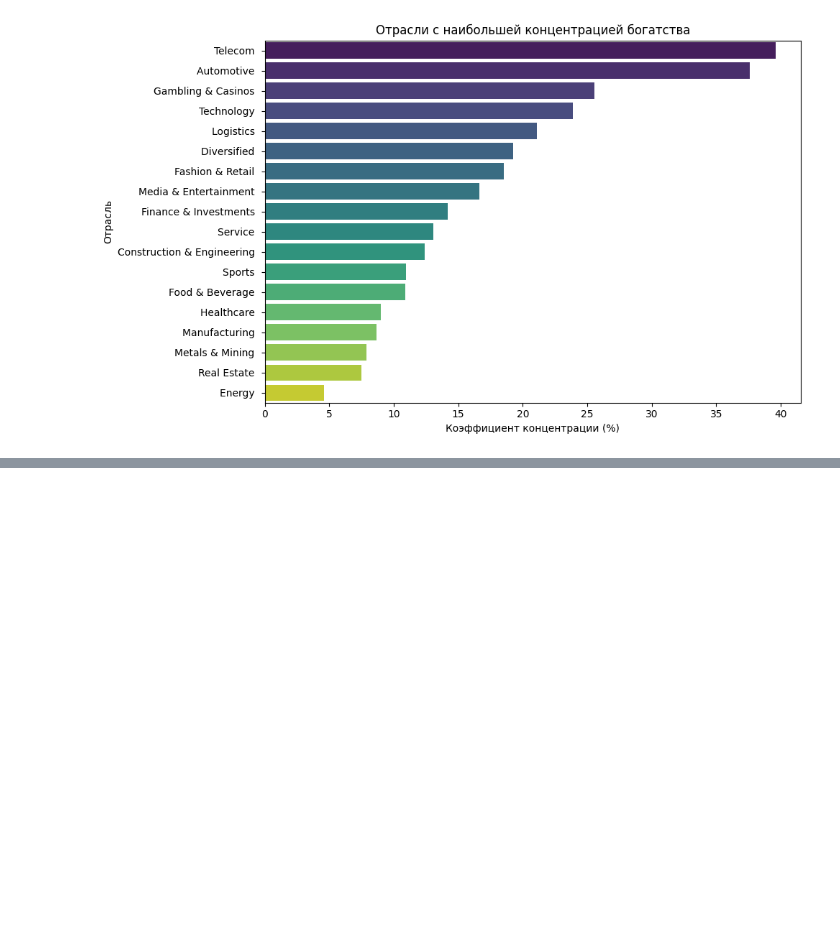
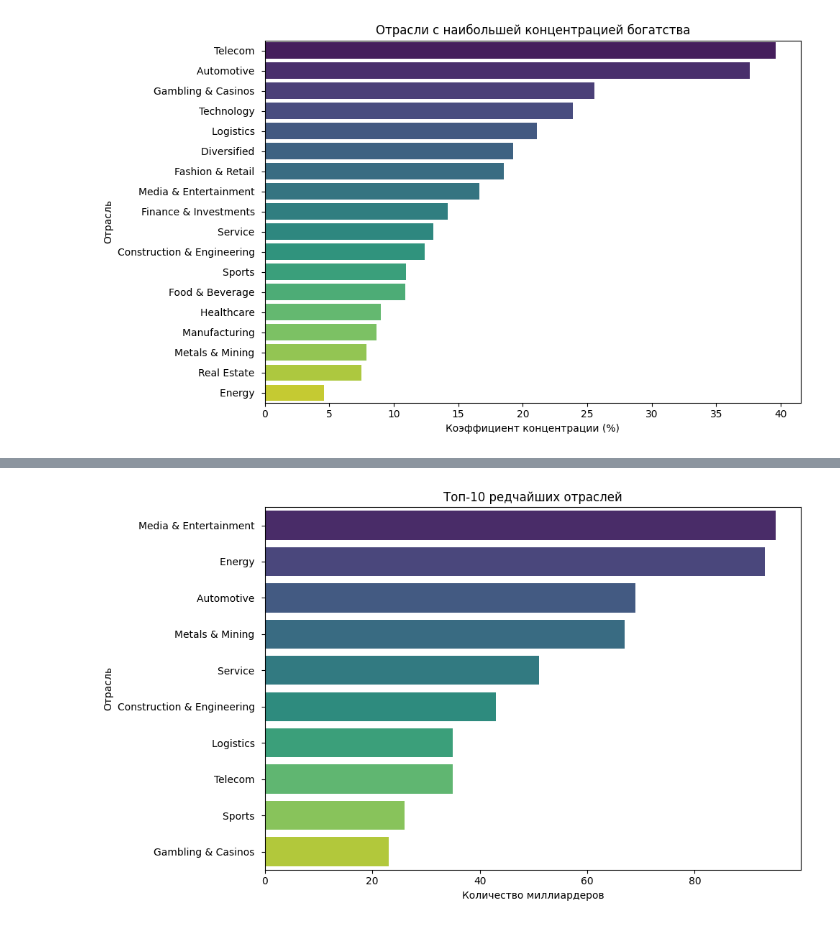
Before and after one commit to Lightl707/dataPreparation, a Jupyter notebook: forbes-team-final.ipynb, the cells around one changed output, grey strips where cells are left out. Cells and saved outputs as stored; diff of their text form; code cells hidden in the pictures; blank space fills up the shorter version.

```diff
--- a/forbes-team-final.ipynb
+++ b/forbes-team-final.ipynb
@@ -261,0 +314,15 @@ plt.show()
+# %%
+# 13. Топ-10 редчайших отраслей
+industry_counts = df['industry'].value_counts()
+
+rarest_industries = industry_counts.tail(10)
+
+plt.figure(figsize=(10, 6))
+sns.barplot(x=rarest_industries.values, y=rarest_industries.index, palette='viridis')
+plt.title('Топ-10 редчайших отраслей')
+plt.xlabel('Количество миллиардеров')
+plt.ylabel('Отрасль')
+plt.tight_layout()
+plt.show()
+# %% [output]
+[figure, added]
```
Also changed, not shown: parts of 7 cells of this notebook.
